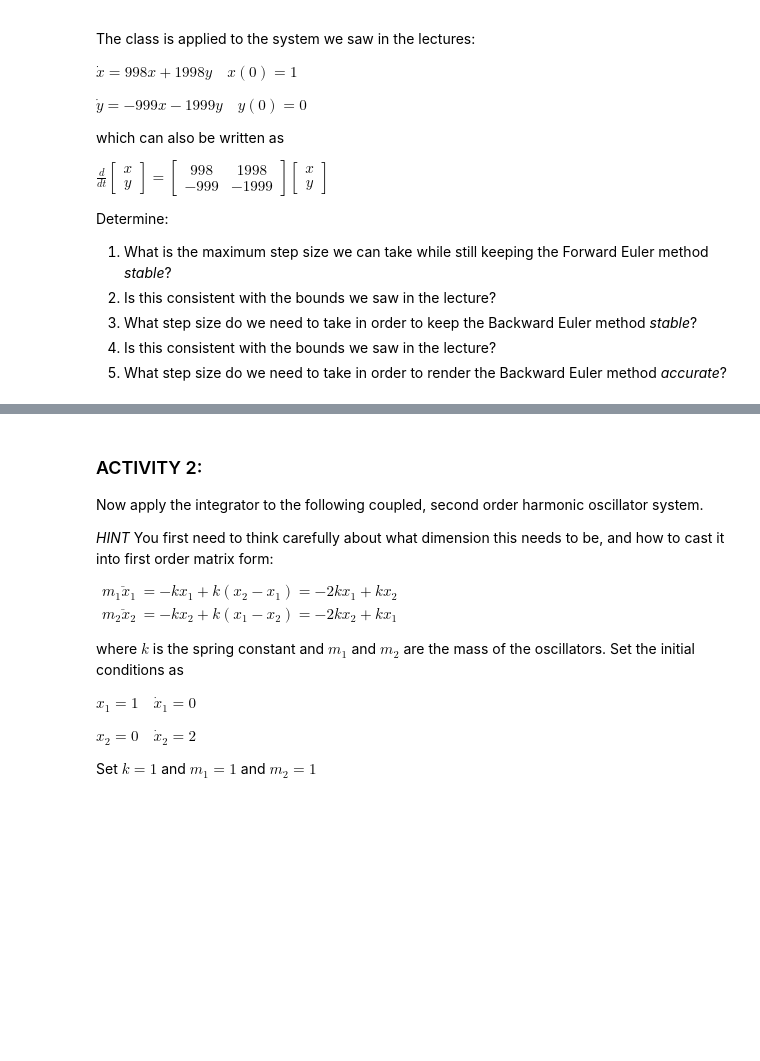
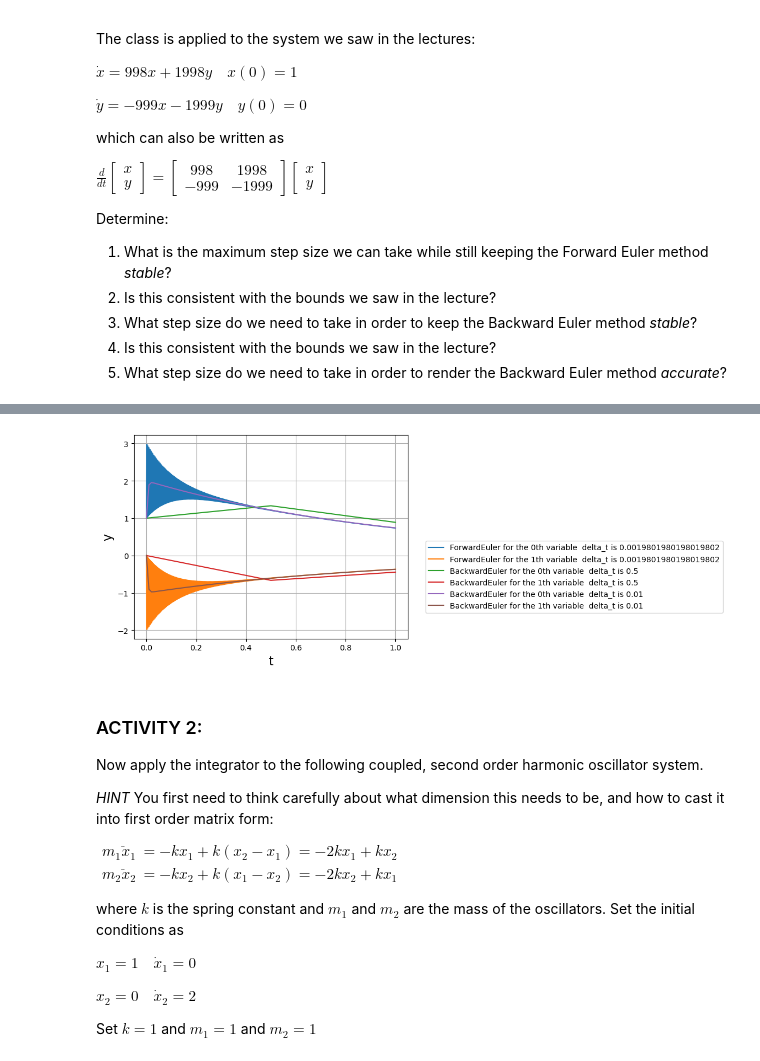
Before and after one commit to KAClough/TopicsInSciComp, a Jupyter notebook: Notebooks/Week5_LabExercises.ipynb, the cells around one changed output, grey strips where cells are left out. Cells and saved outputs as stored; diff of their text form; code cells hidden in the pictures; blank space fills up the shorter version.

```diff
--- a/Notebooks/Week5_LabExercises.ipynb
+++ b/Notebooks/Week5_LabExercises.ipynb
@@ -163,3 +176,34 @@ stiff_problem_integrator.plot_solution()
+# %%
+# How to use the class - example from the lecture
+C_matrix = np.matrix([[-998, -1998], [999, 1999]]) # Minus the one in the equations
+y0 = np.array([1.0, 0.0])
+max_time = 1.0
+N_time_steps = 505 # This is the minimum for stability
+
+# Define an object of the class
+stiff_problem_integrator = LinearIntegrator(C_matrix, max_time,
+                                         N_time_steps, "ForwardEuler")
+
+# Find and plot the solution
+stiff_problem_integrator.calculate_solution(y0)
+stiff_problem_integrator.plot_solution()
+
+#-----------------------------------------------------new--------------------------------
+#adds legends for delta variables,
+
+# Update integrator and num points to a smaller value
+stiff_problem_integrator.N_time_steps = 2
+stiff_problem_integrator.method = "BackwardEuler"
+stiff_problem_integrator.calculate_solution(y0)
+stiff_problem_integrator.plot_solution()
+
+# Stable but still not very accurate, so increase points again
+stiff_problem_integrator.N_time_steps = 100
+stiff_problem_integrator.calculate_solution(y0)
+stiff_problem_integrator.plot_solution()
+plt.grid()
+# %% [output]
+[figure, added]
 # %% [markdown]
 ### ACTIVITY 2:
 
```
Also changed, not shown: parts of 6 cells of this notebook, 1 other file.
